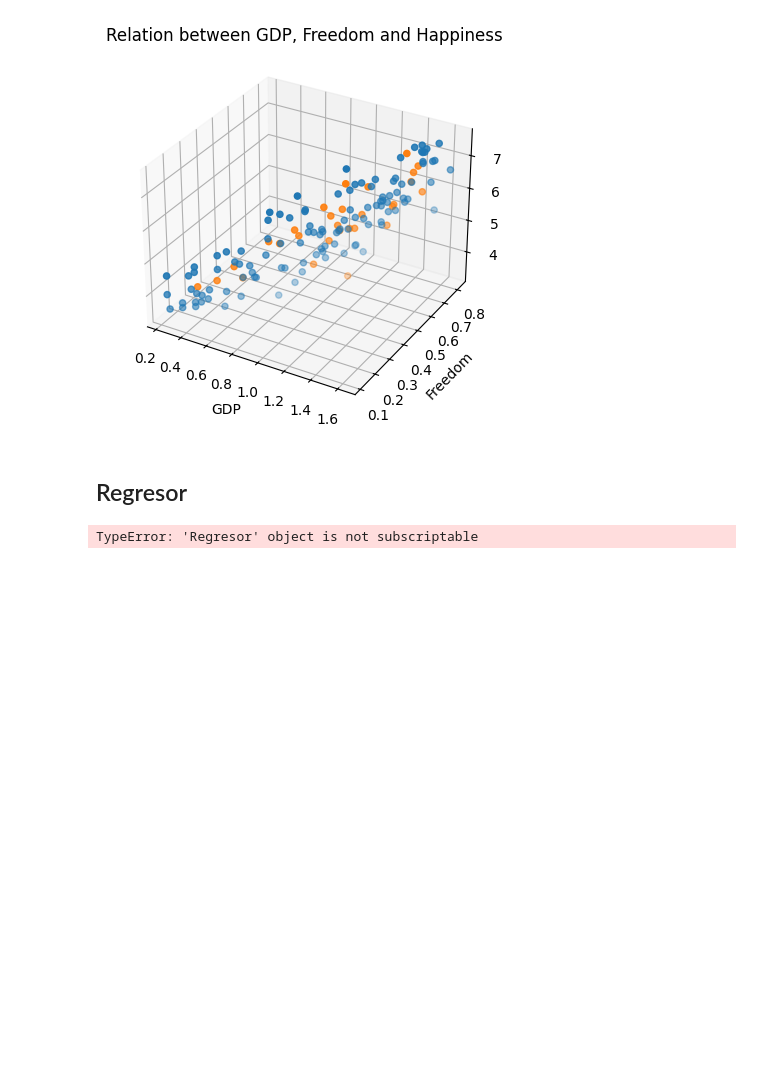
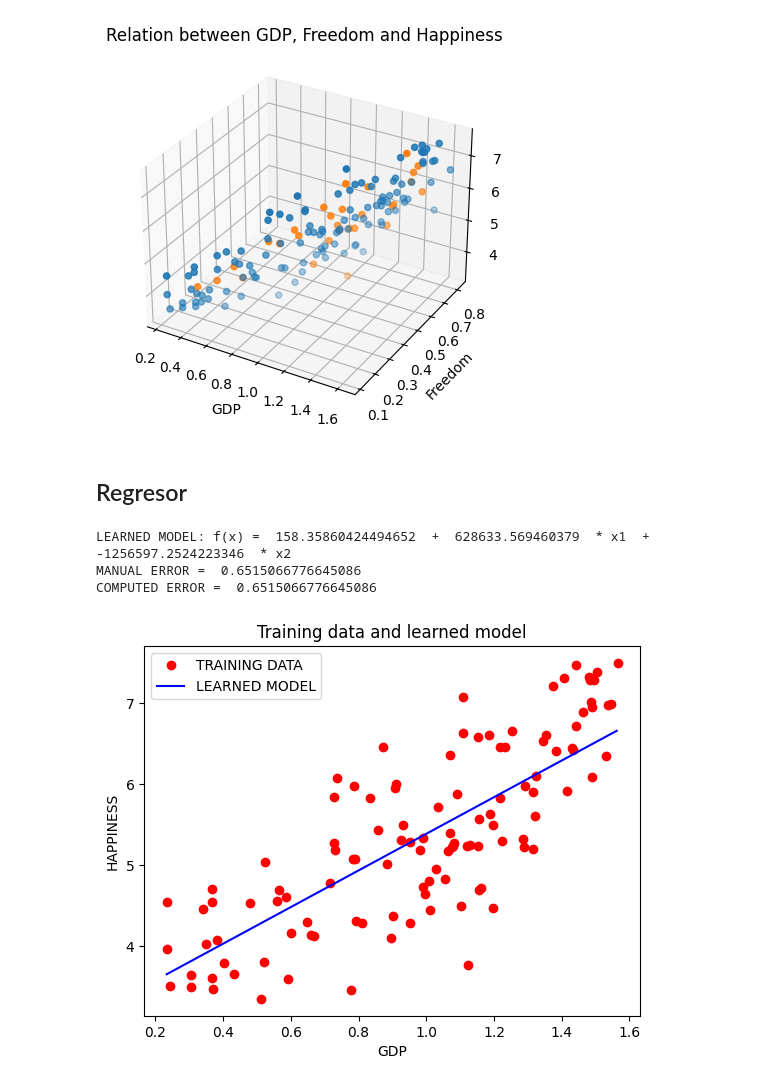
Before and after one commit to karinakentsch19/Laboratoare-AI, a Jupyter notebook: Lab5 - Rezolvarea unor probleme de regresie prin metode de învățare automată/V1-myLinearModel.ipynb, the cells around one changed output. Saved outputs shown, nothing was run; the diff lists cells and outputs as text; code cells hidden in the pictures; blank space fills up the shorter version.

```diff
--- a/Lab5 - Rezolvarea unor probleme de regresie prin metode de învățare automată/V1-myLinearModel.ipynb
+++ b/Lab5 - Rezolvarea unor probleme de regresie prin metode de învățare automată/V1-myLinearModel.ipynb
@@ -377,12 +377,15 @@ plotTrainingAndValidationSets2(worldHappiness2)
 <h2>Regresor</h2>
 # %%
 regressor2 = getRegressor2(worldHappiness2)
-w0, w1, w2 = regressor2.coeficienti[0][-1], regressor2.coeficienti[1][-1], regressor2[2][-1]
+w0, w1, w2 = regressor2.coeficienti[0][-1], regressor2.coeficienti[1][-1], regressor2.coeficienti[2][-1]
 print("LEARNED MODEL: f(x) = ", w0, " + ", w1, " * x1", " + ", w2, " * x2")
 
 manualError, computedError = getErrors2(worldHappiness2)
 print("MANUAL ERROR = ", manualError)
 print("COMPUTED ERROR = ", computedError)
 plotRegressor(worldHappiness2)
 # %% [output]
-TypeError: 'Regresor' object is not subscriptable
+LEARNED MODEL: f(x) =  158.35860424494652  +  628633.569460379  * x1  +  -1256597.2524223346  * x2
+MANUAL ERROR =  0.6515066776645086
+COMPUTED ERROR =  0.6515066776645086
+[figure, added]
```
